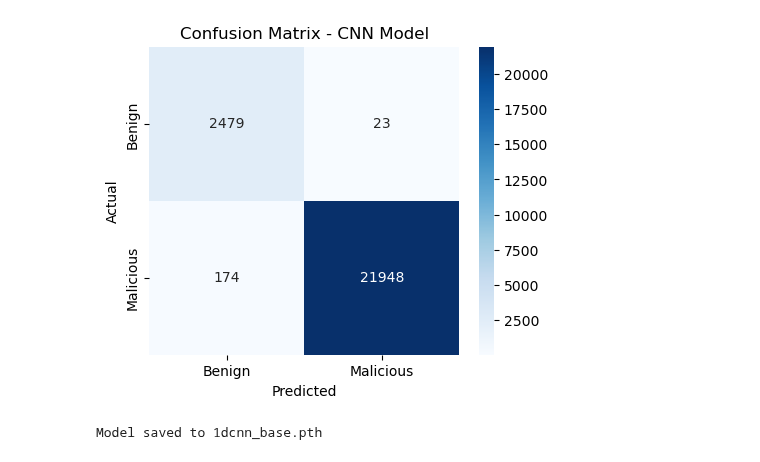
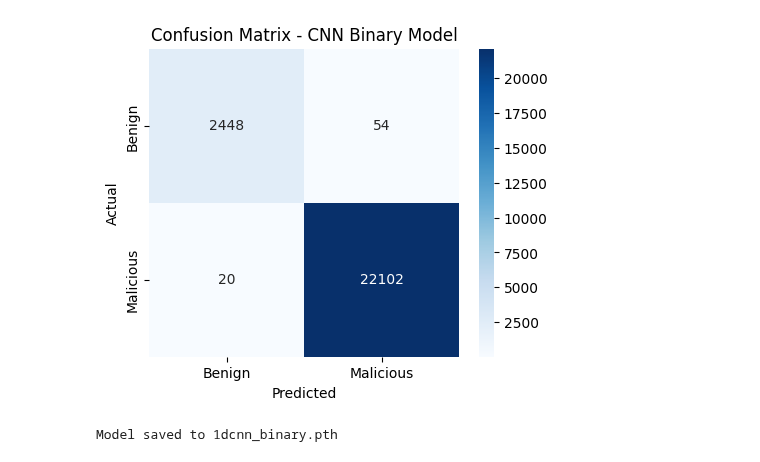
Before and after one commit to wiIliu/IoT-AI-IDSs-edge-testing, a Jupyter notebook: 1d_cnn_binary.ipynb, the cells around one changed output. Drawn from its saved outputs; the diff is of its cells as text; code cells hidden in the pictures.

Commit message:
fixed binary cnn

```diff
--- a/1d_cnn_binary.ipynb
+++ b/1d_cnn_binary.ipynb
@@ -115,6 +143,6 @@ torch.Size([176976, 82])
 # %%
-class BinaryAttackCNN1D(nn.Module):
-    def __init__(self, input_length, dropout_rate=0.3):
+class BinaryCNN(nn.Module):
+    def __init__(self, input_length=83, dropout_rate=0.3):
         super().__init__()
         self.conv1 = nn.Conv1d(in_channels=1, out_channels=16, kernel_size=3, padding=1)
         self.bn1 = nn.BatchNorm1d(16)
@@ -140,3 +168,7 @@ class BinaryAttackCNN1D(nn.Module):
         x = self.fc2(x)
 
         return x
+
+# Check if gpu is available and set device
+device = torch.device("cuda" if torch.cuda.is_available() else "cpu")
+print(f"Using device: {device}")
@@ -143,5 +177,7 @@ class BinaryAttackCNN1D(nn.Module):
 # %%
-model = BinaryAttackCNN1D(input_length=82)
+model = BinaryCNN()
+model = model.to(device)
+
 criterion = nn.BCEWithLogitsLoss()
 optimizer = torch.optim.AdamW(model.parameters(), lr=1e-4)
 # %%
@@ -177,9 +232,4 @@ Epoch [8/20], Loss: 0.2157
 # %%
-model.eval()
-all_preds = []
-all_labels = []
-
-
 model.eval()
 all_preds = []
 all_labels = []
@@ -200,27 +250,4 @@ print(cm)
 
 report = classification_report(all_labels, all_preds, target_names=["Benign", "Malicious"], output_dict=True)
 print(classification_report(all_labels, all_preds, target_names=["Benign", "Malicious"]))
-
-roc_auc = roc_auc_score(all_labels, all_probs)
-print("ROC-AUC:", roc_auc)
-
-fpr, tpr, thresholds = roc_curve(all_labels, all_probs)
-
-plt.figure(figsize=(6, 5))
-plt.plot(fpr, tpr, label=f"ROC Curve (AUC = {roc_auc:.4f})")
-plt.plot([0, 1], [0, 1], linestyle="--")         # diagonal baseline
-plt.xlabel("False Positive Rate")
-plt.ylabel("True Positive Rate")
-plt.title("ROC Curve")
-plt.legend()
-plt.grid(True)
-
-plt.savefig("classification_reports/roc_curve_1dcnn_binary.png", dpi=300)
-plt.show()
-plt.close()
-
-report["ROC_AUC"] = {"Score": roc_auc}
-report_df = pd.DataFrame(report).transpose()
-report_df.to_csv("classification_reports/evaluation_metrics_1dcnn_binary_roc.csv", index=True)
-print("Success")
 # %% [output]
@@ -241,16 +335,16 @@ Success
 # %%
 cm = confusion_matrix(all_labels, all_preds)
 plt.figure(figsize=(5,4))
 sns.heatmap(cm, annot=True, fmt="d", cmap="Blues", xticklabels=["Benign", "Malicious"], yticklabels=["Benign", "Malicious"])
 plt.xlabel("Predicted")
 plt.ylabel("Actual")
-plt.title("Confusion Matrix - CNN Model")
-plt.savefig("confusionmatrices/1d_cnn_binary")
+plt.title("Confusion Matrix - CNN Binary Model")
+plt.savefig("confusionmatrices/1dcnn_binary.png", dpi=600, bbox_inches='tight')
 plt.show()
 # %% [output]
-[figure, old version]
+[figure, new version]
 # %%
-torch.save(model.state_dict(), "models/1dcnn_base.pth")
-print("Model saved to 1dcnn_base.pth")
+torch.save(model.state_dict(), "models/1dcnn_binary.pth")
+print("Model saved to 1dcnn_binary.pth")
 # %% [output]
-Model saved to 1dcnn_base.pth
+Model saved to 1dcnn_binary.pth
```
Also changed, not shown: parts of 19 cells of this notebook, 5 other files.
